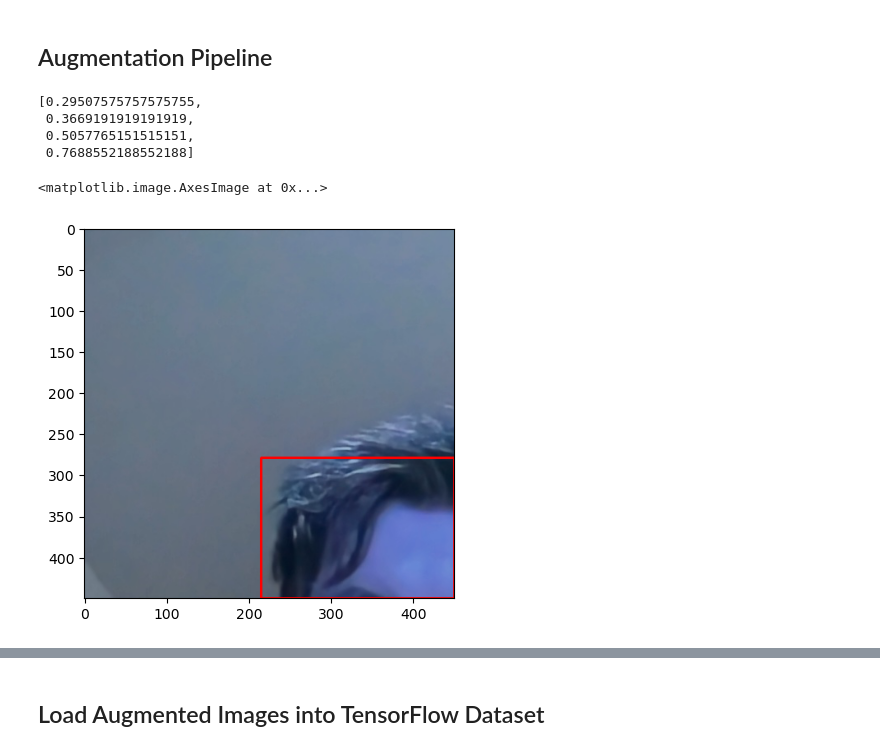
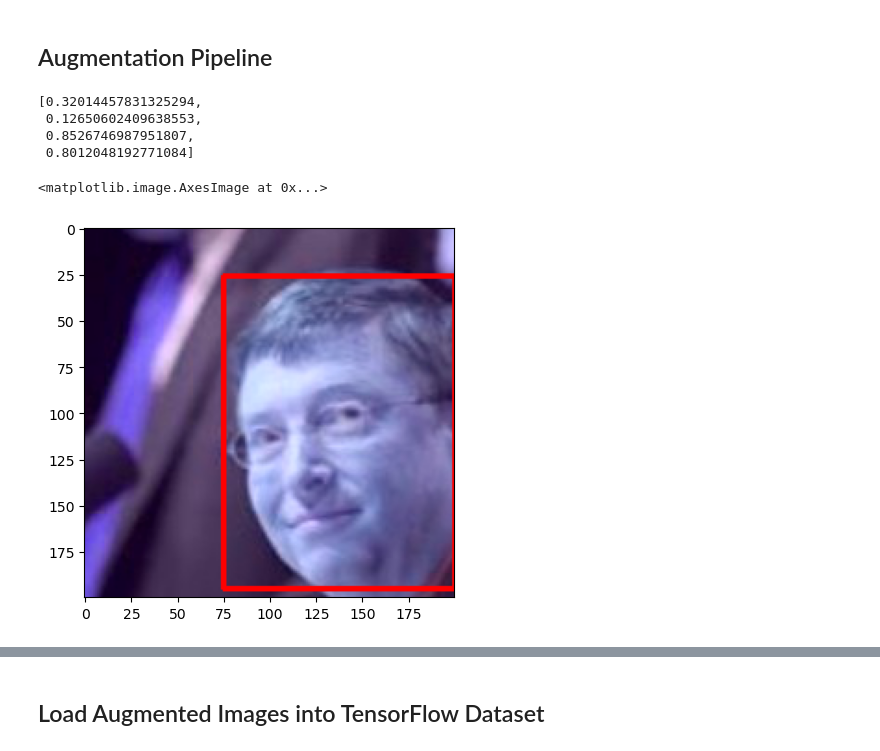
Before and after one commit to Sebastian-Bender/Real-Time-Face-Recognition, a Jupyter notebook: Face_Detection.ipynb, the cells around one changed output, grey strips where cells are left out. Saved outputs shown, nothing was run; the diff lists cells and outputs as text; code cells hidden in the pictures.

Commit message:
data cleaning and model improvements

```diff
--- a/Face_Detection.ipynb
+++ b/Face_Detection.ipynb
@@ -126,7 +98,7 @@ for dir_name in ['train', 'val', 'test']:
     os.makedirs(root_dir +'/'+dir_name+'/images')
     os.makedirs(root_dir +'/'+dir_name+'/labels')
 # %%
-transform = A.Compose([A.RandomCrop(width=450, height=450),
+transform = A.Compose([A.RandomCrop(width=200, height=200),
                        A.HorizontalFlip(p=0.5),
                        A.RandomBrightnessContrast(p=0.2),
                        A.RandomGamma(p=0.2),
@@ -135,8 +107,8 @@ transform = A.Compose([A.RandomCrop(width=450, height=450),
                       bbox_params=A.BboxParams(format='albumentations',
                                                label_fields=['class_labels']))
 # %%
-img = cv2.imread(os.path.join('data','train', 'images','0b02cc3c-2f9e-11ed-b077-8e6ce523a1a8.jpg'))
-with open(os.path.join('data', 'train', 'labels', '0b02cc3c-2f9e-11ed-b077-8e6ce523a1a8.json'), 'r') as f:
+img = cv2.imread(os.path.join('data','train', 'images','Bill_Gates_0004.jpg'))
+with open(os.path.join('data', 'train', 'labels', 'Bill_Gates_0004.json'), 'r') as f:
     label = json.load(f)
 
 coords = [0,0,0,0]
@@ -149,22 +121,22 @@ coords = list(np.divide(coords, [w,h,w,h]))
 
 coords
 # %% [output]
-[0.29507575757575755,
- 0.3669191919191919,
- 0.5057765151515151,
- 0.7688552188552188]
+[0.32014457831325294,
+ 0.12650602409638553,
+ 0.8526746987951807,
+ 0.8012048192771084]
 # %%
 augmented = transform(image=img, bboxes=[coords], class_labels=['face'])
 # %%
 cv2.rectangle(augmented['image'],
-              tuple(np.multiply(augmented['bboxes'][0][:2], [450,450]).astype(int)),
-              tuple(np.multiply(augmented['bboxes'][0][2:], [450,450]).astype(int)),
+              tuple(np.multiply(augmented['bboxes'][0][:2], [200,200]).astype(int)),
+              tuple(np.multiply(augmented['bboxes'][0][2:], [200,200]).astype(int)),
                     (255,0,0), 2)
 
 plt.imshow(augmented['image'])
 # %% [output]
 <matplotlib.image.AxesImage at 0x...>
-[figure, old version]
+[figure, new version]
 # %%
 for partition in ['train','test','val']:
     for image in os.listdir(os.path.join('data', partition, 'images')):
```
Also changed, not shown: parts of 22 cells of this notebook, 4 other files.
